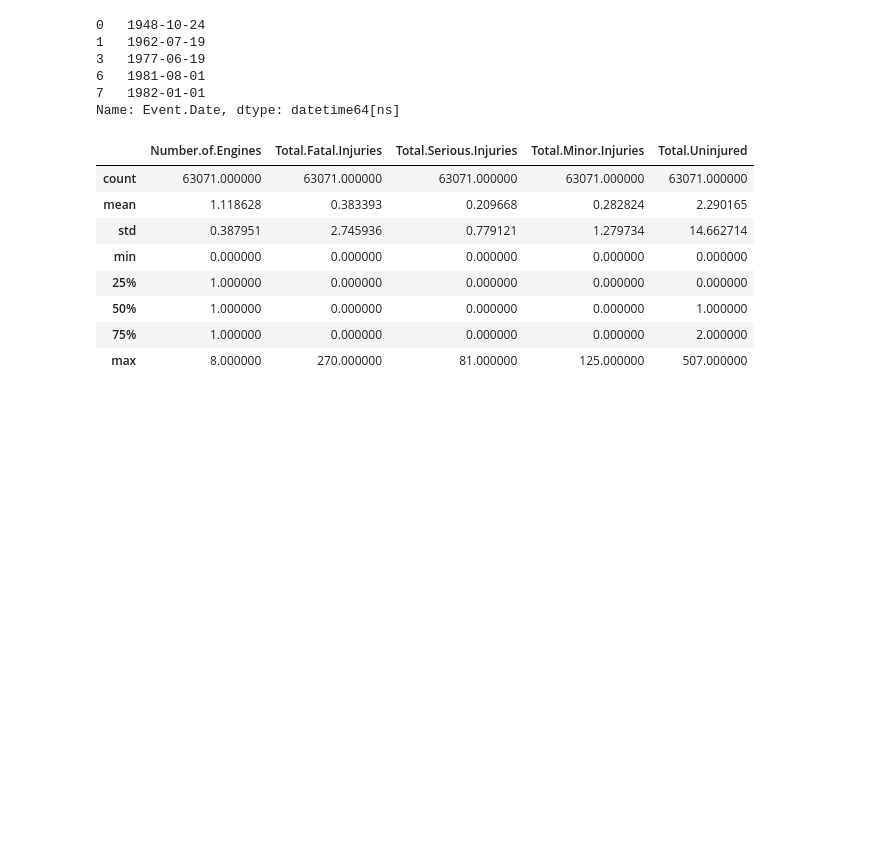
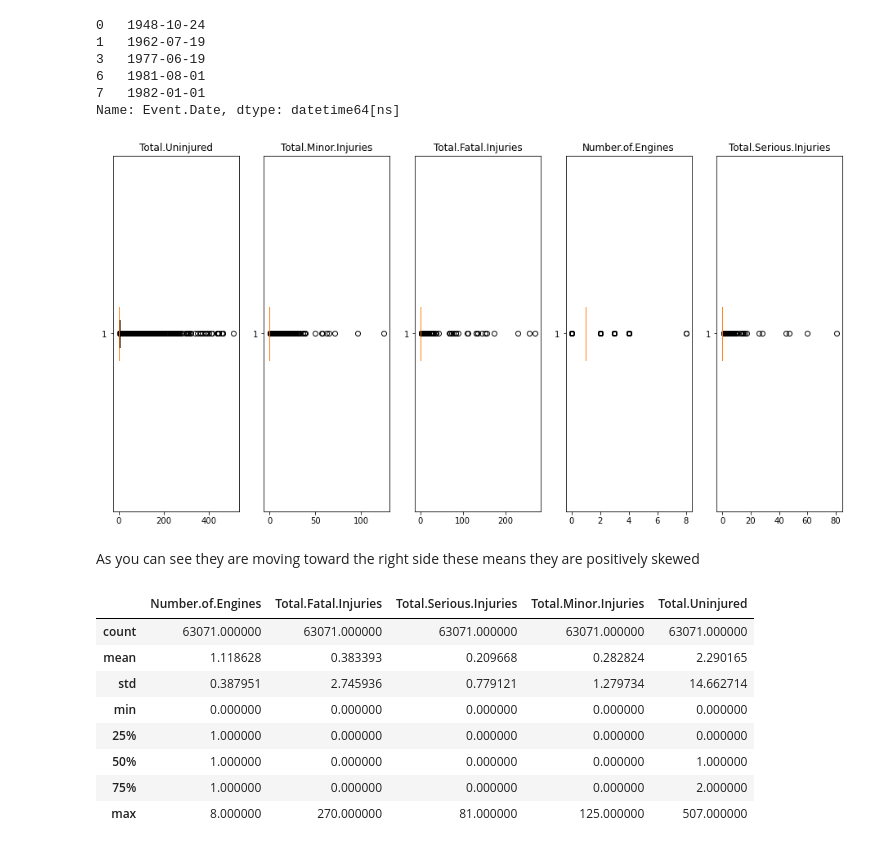
Before and after one commit to justicee-dev/maureen_phase1-project, a Jupyter notebook: maureen's_project.ipynb, the cells around one changed output. Drawn from its saved outputs; the diff is of its cells as text; code cells hidden in the pictures; blank space fills up the shorter version.

```diff
--- a/maureen's_project.ipynb
+++ b/maureen's_project.ipynb
@@ -282,6 +282,18 @@ pd.to_datetime(df['Event.Date'],format='%Y/%m/%d').head()
 Name: Event.Date, dtype: datetime64[ns]
 # %%
 #checking for outliers and abnormalities for numerical columns
+columns=['Total.Uninjured' ,'Total.Minor.Injuries','Total.Fatal.Injuries','Number.of.Engines','Total.Serious.Injuries']
+# %%
+fig, axes = plt.subplots(1, 5, figsize=(16, 8))
+axes = axes.flatten()
+for i, col in enumerate(columns):
+    axes[i].boxplot(df[col], vert=False, patch_artist=True, boxprops=dict(facecolor="lightblue"))
+    axes[i].set_title(col)
+plt.show()
+# %% [output]
+[figure, added]
+# %% [markdown]
+As you can see they are moving toward the right side these means they are positively skewed
 # %%
 df.describe()#as you can see the mean and median of this numerical columns are positevely skewed meaning the mean is higher than median we will use the upper and lower bound to remove outliers
 # %% [output]
```
Also changed, not shown: parts of 39 cells of this notebook, 1 other file.
